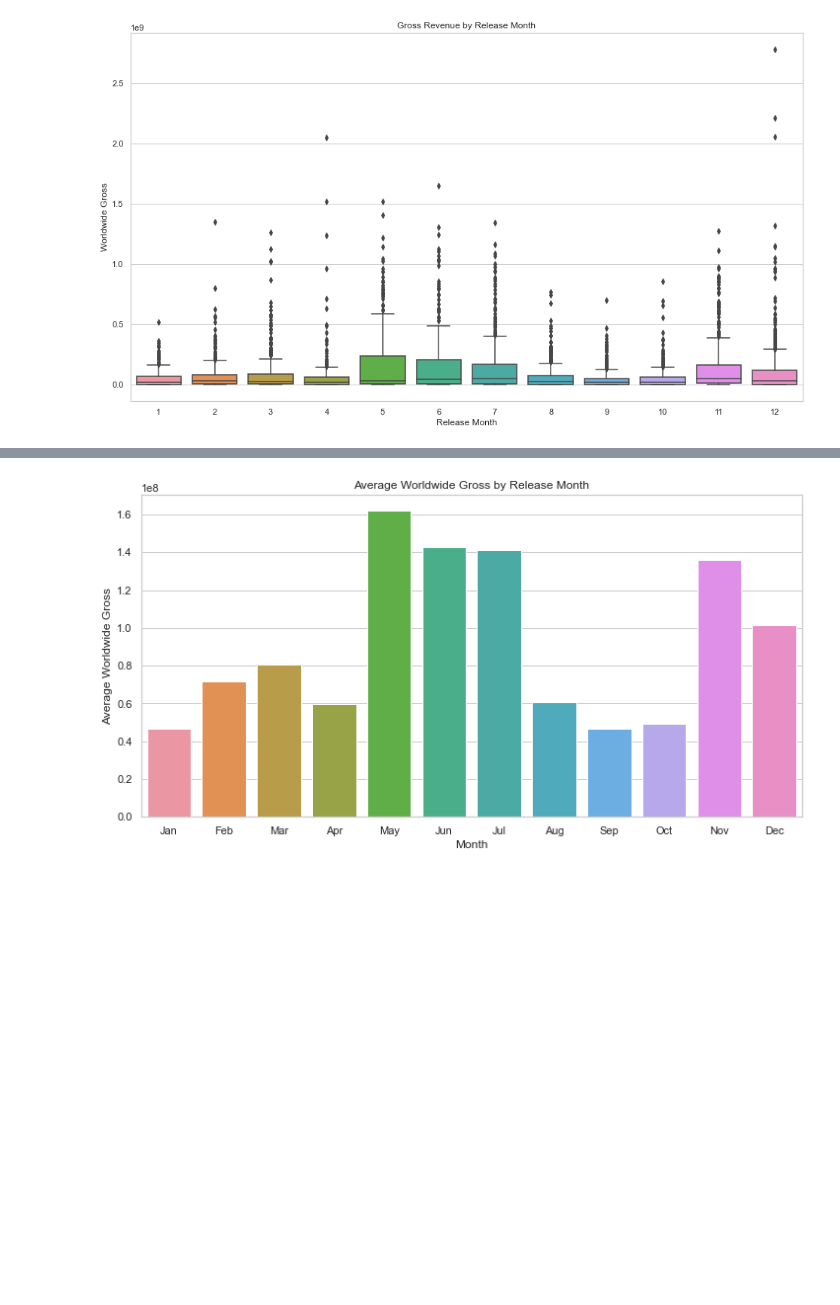
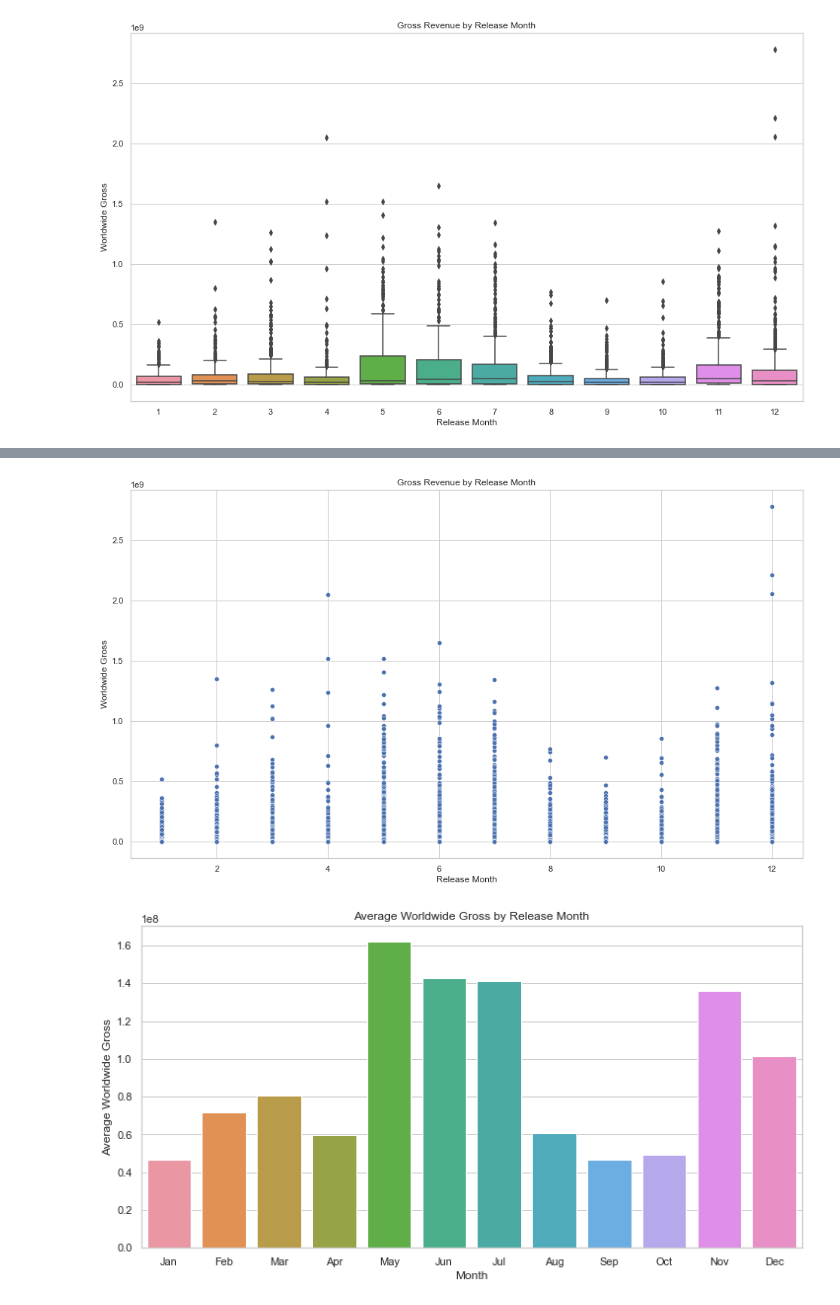
Before and after one commit to lmutua/movie-market-analysis, a Jupyter notebook: release_mon_analysis.ipynb, the cells around one changed output, grey strips where cells are left out. Saved outputs shown, nothing was run; the diff lists cells and outputs as text; code cells hidden in the pictures; blank space fills up the shorter version.

```diff
--- a/release_mon_analysis.ipynb
+++ b/release_mon_analysis.ipynb
@@ -248,3 +263,11 @@ plt.show()
+# %%
+sns.scatterplot(data=budgets_df, x='release_month', y='worldwide_gross')
+plt.title('Gross Revenue by Release Month')
+plt.xlabel('Release Month')
+plt.ylabel('Worldwide Gross')
+plt.show()
+# %% [output]
+[figure, added]
 # %%
 import calendar
 
```
Also changed, not shown: parts of 41 cells of this notebook, 4 other files.
